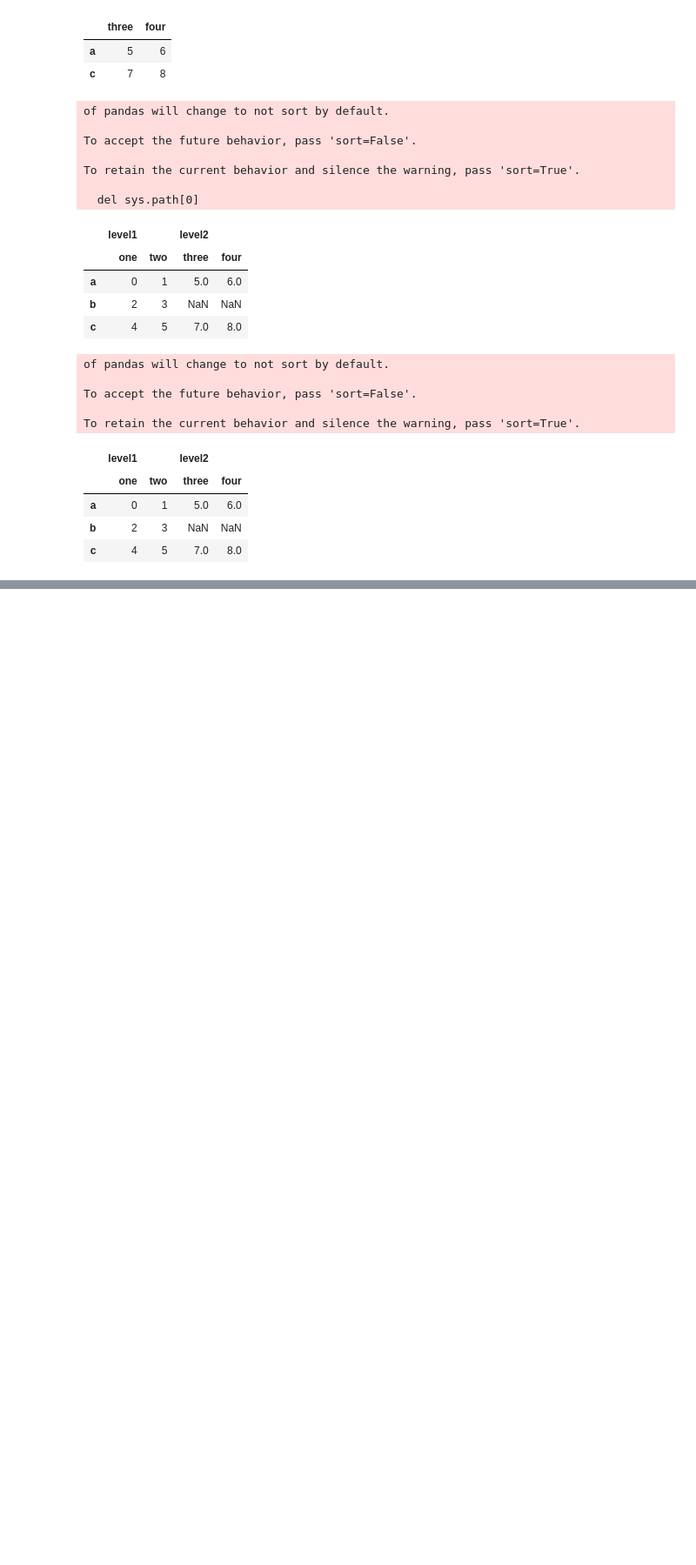
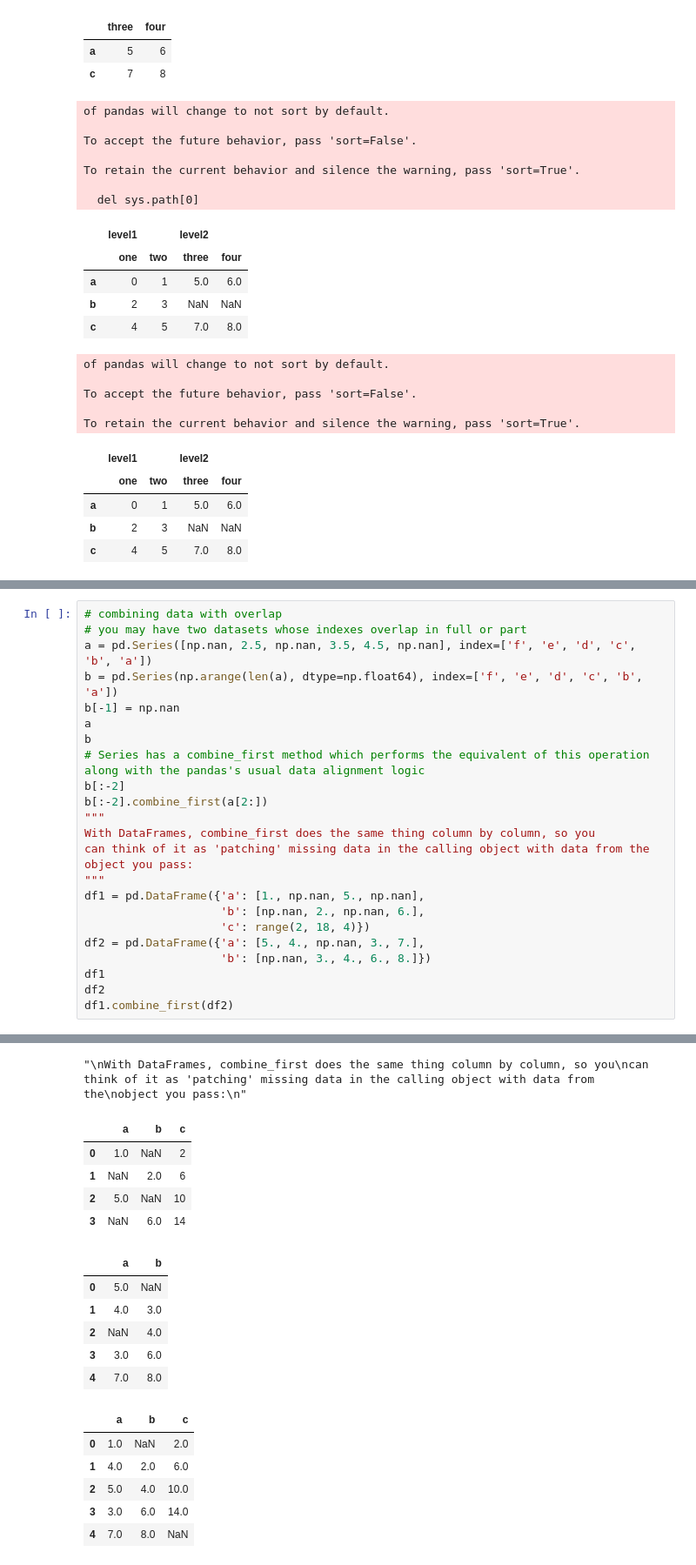
Before and after one commit to Roooooobin/Python-for-Data-Analysis-Practice, a Jupyter notebook: Data Wrangling, Join, Combine and Reshape.ipynb, the cells around one changed output, grey strips where cells are left out. Shown at 87% size. Saved outputs shown, nothing was run; the diff lists cells and outputs as text; blank space fills up the shorter version.

Commit message:
pandas: combine_first

```diff
--- a/Data Wrangling, Join, Combine and Reshape.ipynb
+++ b/Data Wrangling, Join, Combine and Reshape.ipynb
@@ -504,0 +526,25 @@ To retain the current behavior and silence the warning, pass 'sort=True'.
+# %%
+# combining data with overlap
+# you may have two datasets whose indexes overlap in full or part
+a = pd.Series([np.nan, 2.5, np.nan, 3.5, 4.5, np.nan], index=['f', 'e', 'd', 'c', 'b', 'a'])
+b = pd.Series(np.arange(len(a), dtype=np.float64), index=['f', 'e', 'd', 'c', 'b', 'a'])
+b[-1] = np.nan
+a
+b
+# Series has a combine_first method which performs the equivalent of this operation along with the pandas's usual data alignment logic
+b[:-2]
+b[:-2].combine_first(a[2:])
+"""
+With DataFrames, combine_first does the same thing column by column, so you
+can think of it as 'patching' missing data in the calling object with data from the
+object you pass:
+"""
+df1 = pd.DataFrame({'a': [1., np.nan, 5., np.nan],
+                    'b': [np.nan, 2., np.nan, 6.],
+                    'c': range(2, 18, 4)})
+df2 = pd.DataFrame({'a': [5., 4., np.nan, 3., 7.],
+                    'b': [np.nan, 3., 4., 6., 8.]})
+df1
+df2
+df1.combine_first(df2)
+# %% [output]
@@ -504,0 +577,18 @@ To retain the current behavior and silence the warning, pass 'sort=True'.
+"\nWith DataFrames, combine_first does the same thing column by column, so you\ncan think of it as 'patching' missing data in the calling object with data from the\nobject you pass:\n"
+|  | a | b | c |
+| 0 | 1.0 | NaN | 2 |
+| 1 | NaN | 2.0 | 6 |
+| 2 | 5.0 | NaN | 10 |
+| 3 | NaN | 6.0 | 14 |
+|  | a | b |
+| 0 | 5.0 | NaN |
+| 1 | 4.0 | 3.0 |
+| 2 | NaN | 4.0 |
+| 3 | 3.0 | 6.0 |
+| 4 | 7.0 | 8.0 |
+|  | a | b | c |
+| 0 | 1.0 | NaN | 2.0 |
+| 1 | 4.0 | 2.0 | 6.0 |
+| 2 | 5.0 | 4.0 | 10.0 |
+| 3 | 3.0 | 6.0 | 14.0 |
+| 4 | 7.0 | 8.0 | NaN |
```
Also changed, not shown: parts of 5 cells of this notebook.
